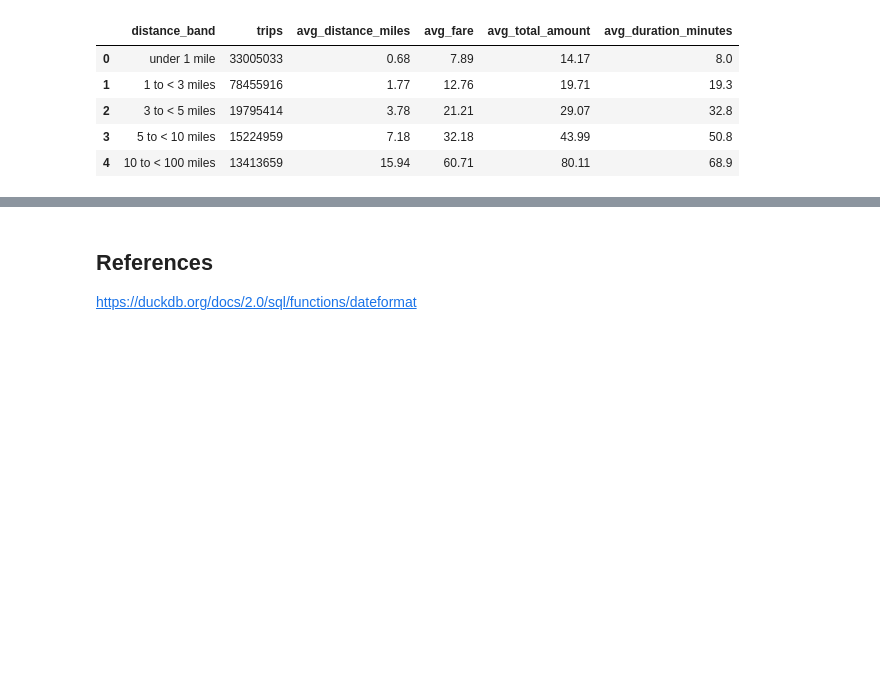
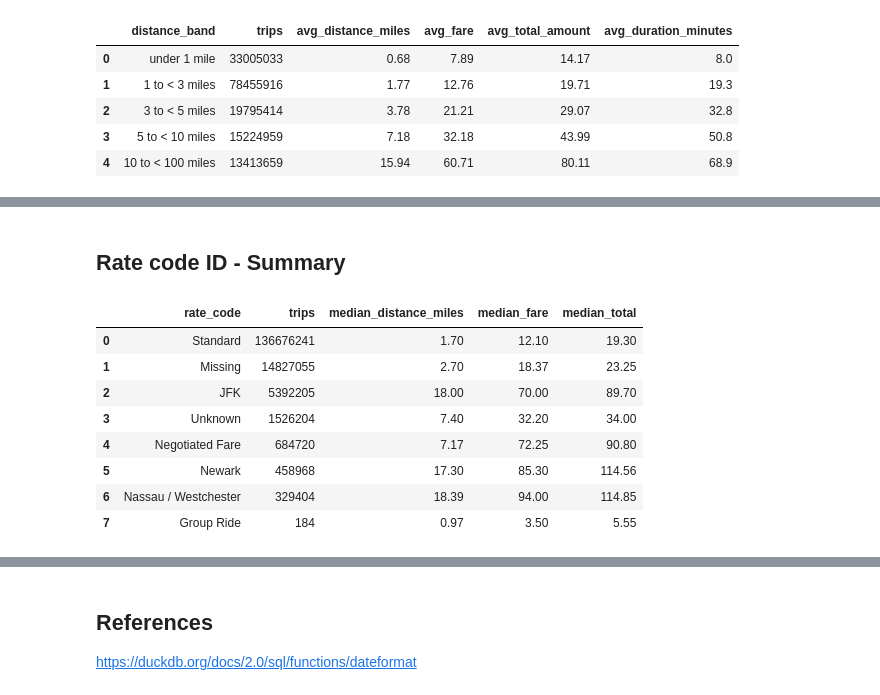
Before and after one commit to ajinikhil/NYC_jaune_taxi_analysis, a Jupyter notebook: NYC_jaune_taxi_analysis/analysis/cleaning.ipynb, the cells around one changed output, grey strips where cells are left out. Cells and saved outputs as stored; diff of their text form; code cells hidden in the pictures; blank space fills up the shorter version.

```diff
--- a/NYC_jaune_taxi_analysis/analysis/cleaning.ipynb
+++ b/NYC_jaune_taxi_analysis/analysis/cleaning.ipynb
@@ -309,0 +344,44 @@ plt.tight_layout()
+# %% [markdown]
+## Rate code ID - Summary
+# %%
+ratecid_summary = duckdb.sql("""
+                                WITH bucketed_rcid AS(
+                                    SELECT
+                                        CASE
+                                            WHEN RatecodeID IS NULL THEN 'Missing'
+                                            WHEN RatecodeID = 99 THEN 'Unknown'
+                                            WHEN RatecodeID = 1 THEN 'Standard'
+                                            WHEN RatecodeID = 2 THEN 'JFK'
+                                            WHEN RatecodeID = 3 THEN 'Newark'
+                                            WHEN RatecodeID = 4 THEN 'Nassau / Westchester'
+                                            WHEN RatecodeID = 5 THEN 'Negotiated Fare'
+                                            WHEN RatecodeID = 6 THEN 'Group Ride'
+                                            ELSE 'Other'
+                                        END AS rate_code,
+                                        trip_distance,
+                                        fare_amount,
+                                        total_amount,
+                                    FROM df1
+                                )
+                                SELECT
+                                    rate_code,
+                                    count(*) AS trips,
+                                    round(median(trip_distance), 2) AS median_distance_miles,
+                                    round(median(fare_amount), 2) AS median_fare,
+                                    round(median(total_amount), 2) AS median_total
+                                FROM bucketed_rcid
+                                GROUP BY rate_code
+                                ORDER BY trips DESC
+                            """).df()
+
+ratecid_summary
+# %% [output]
+|  | rate_code | trips | median_distance_miles | median_fare | median_total |
+| 0 | Standard | 136676241 | 1.70 | 12.10 | 19.30 |
+| 1 | Missing | 14827055 | 2.70 | 18.37 | 23.25 |
+| 2 | JFK | 5392205 | 18.00 | 70.00 | 89.70 |
+| 3 | Unknown | 1526204 | 7.40 | 32.20 | 34.00 |
+| 4 | Negotiated Fare | 684720 | 7.17 | 72.25 | 90.80 |
+| 5 | Newark | 458968 | 17.30 | 85.30 | 114.56 |
+| 6 | Nassau / Westchester | 329404 | 18.39 | 94.00 | 114.85 |
+| 7 | Group Ride | 184 | 0.97 | 3.50 | 5.55 |
```
Also changed, not shown: parts of 11 cells of this notebook.
